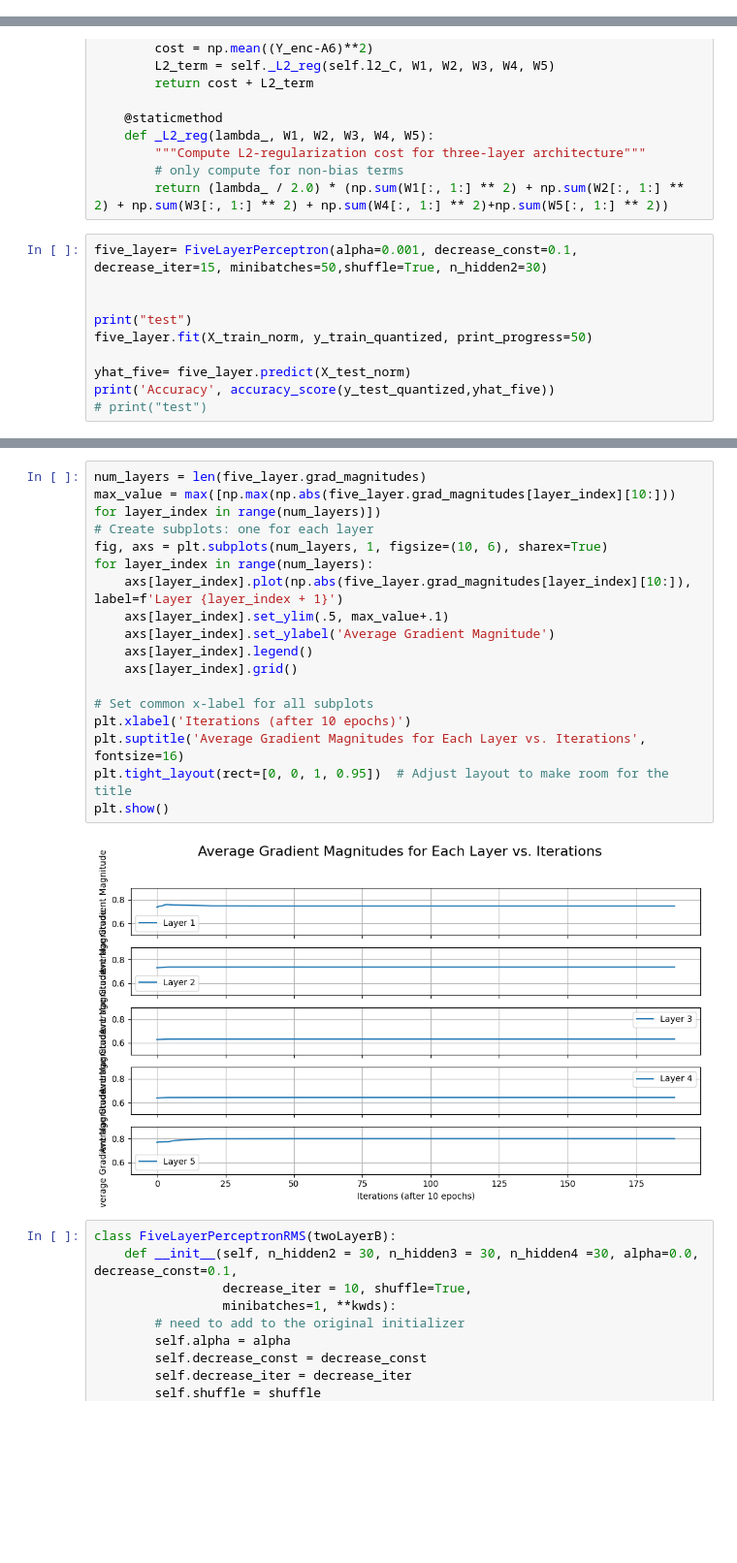
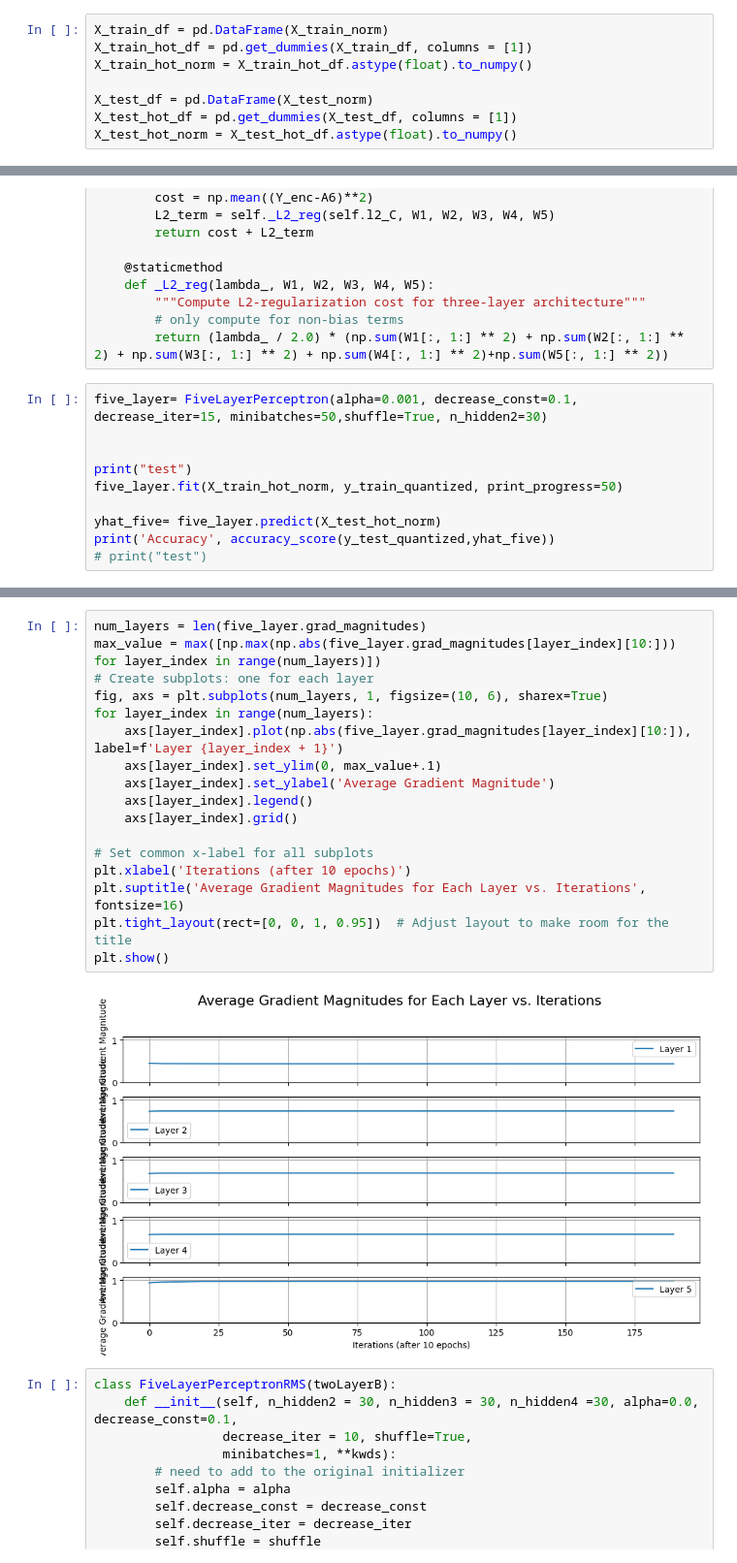
Before and after one commit to ElijahChesnut26/MLLab4, a Jupyter notebook: lab4.ipynb, the cells around one changed output, grey strips where cells are left out. Shown at 97% size. Cells and saved outputs as stored; diff of their text form; blank space fills up the shorter version.

```diff
--- a/lab4.ipynb
+++ b/lab4.ipynb
@@ -498,3 +479,11 @@ X_test_hot_norm[:, 1] = X_test_hot[:, 1]
+# %%
+X_train_df = pd.DataFrame(X_train_norm)
+X_train_hot_df = pd.get_dummies(X_train_df, columns = [1])
+X_train_hot_norm = X_train_hot_df.astype(float).to_numpy()
+
+X_test_df = pd.DataFrame(X_test_norm)
+X_test_hot_df = pd.get_dummies(X_test_df, columns = [1])
+X_test_hot_norm = X_test_hot_df.astype(float).to_numpy()
 # %%
 nn_hot_mb = TLPMiniBatch(alpha=0.001, decrease_const=0.1, decrease_iter=15, minibatches=50,shuffle=True)
 print("test")
@@ -1311,9 +1300,9 @@ five_layer= FiveLayerPerceptron(alpha=0.001, decrease_const=0.1, decrease_iter=1
 
 
 print("test")
-five_layer.fit(X_train_norm, y_train_quantized, print_progress=50)
+five_layer.fit(X_train_hot_norm, y_train_quantized, print_progress=50)
 
-yhat_five= five_layer.predict(X_test_norm)
+yhat_five= five_layer.predict(X_test_hot_norm)
 print('Accuracy', accuracy_score(y_test_quantized,yhat_five))
 # print("test")
 # %% [output]
@@ -1324,22 +1313,22 @@ Accuracy 0.6376042456406369
 # %%
 num_layers = len(five_layer.grad_magnitudes)
 max_value = max([np.max(np.abs(five_layer.grad_magnitudes[layer_index][10:])) for layer_index in range(num_layers)])
 # Create subplots: one for each layer
 fig, axs = plt.subplots(num_layers, 1, figsize=(10, 6), sharex=True)
 for layer_index in range(num_layers):
     axs[layer_index].plot(np.abs(five_layer.grad_magnitudes[layer_index][10:]), label=f'Layer {layer_index + 1}')
-    axs[layer_index].set_ylim(.5, max_value+.1)
+    axs[layer_index].set_ylim(0, max_value+.1)
     axs[layer_index].set_ylabel('Average Gradient Magnitude')
     axs[layer_index].legend()
     axs[layer_index].grid()
 
 # Set common x-label for all subplots
 plt.xlabel('Iterations (after 10 epochs)')
 plt.suptitle('Average Gradient Magnitudes for Each Layer vs. Iterations', fontsize=16)
 plt.tight_layout(rect=[0, 0, 1, 0.95])  # Adjust layout to make room for the title
 plt.show()
 # %% [output]
-[figure, old version]
+[figure, new version]
 # %%
 class FiveLayerPerceptronRMS(twoLayerB):
     def __init__(self, n_hidden2 = 30, n_hidden3 = 30, n_hidden4 =30, alpha=0.0, decrease_const=0.1,
```
Also changed, not shown: parts of 18 cells of this notebook.
